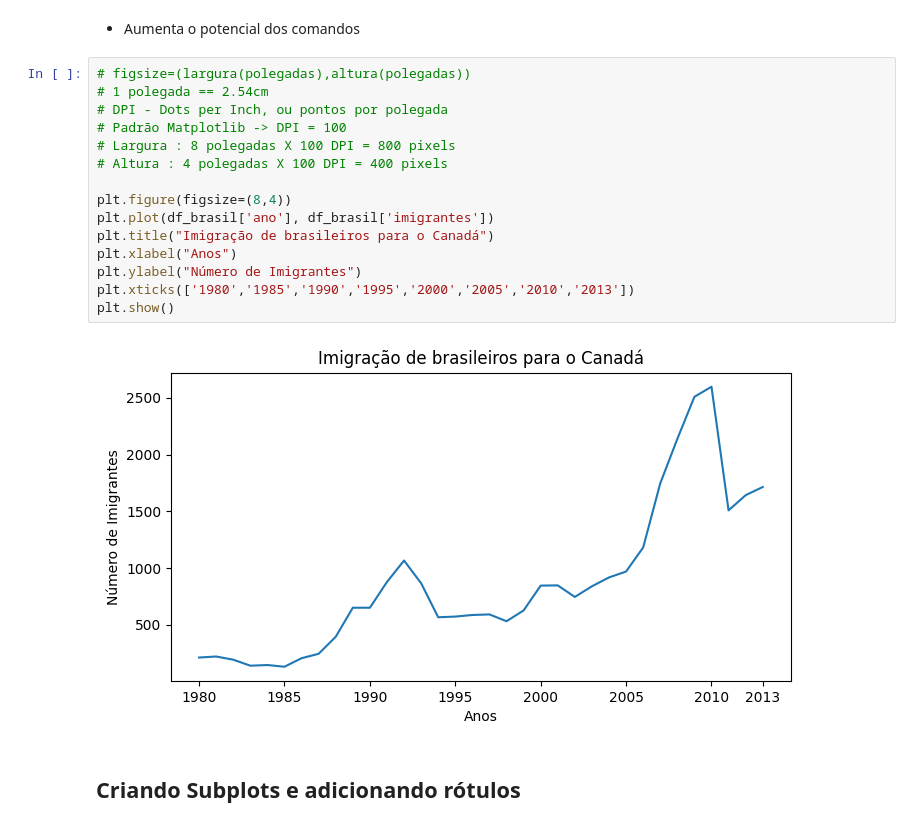
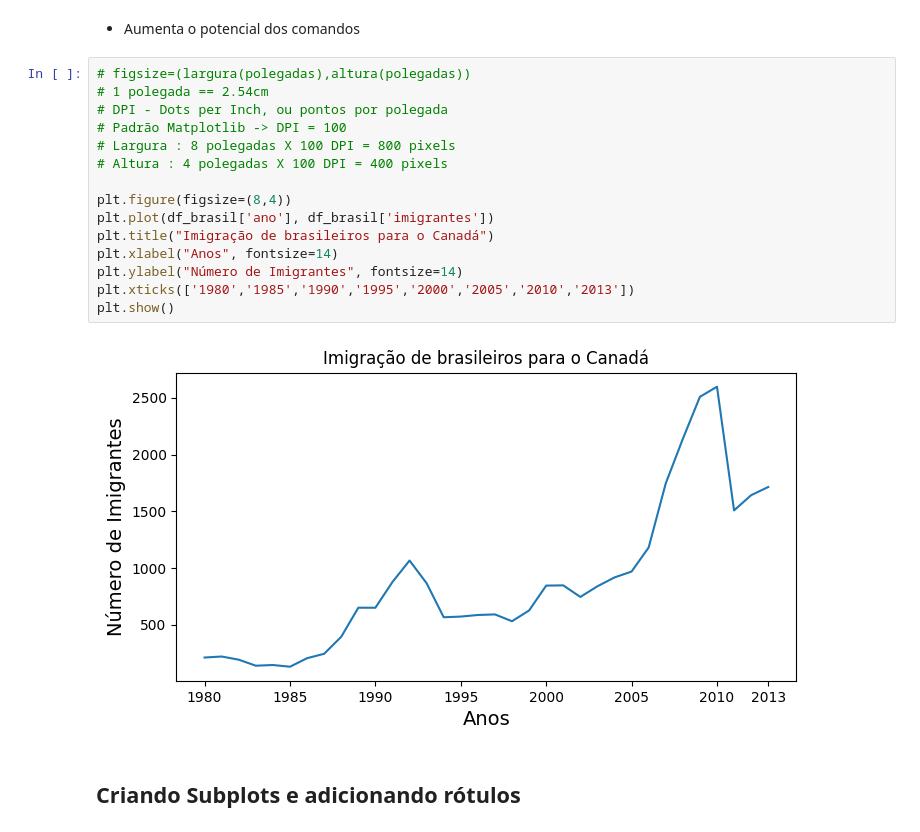
Before and after one commit to Lafaietepedro/semana_estatistica_tarde, a Jupyter notebook: aula3.ipynb, the cells around one changed output. Drawn from its saved outputs; the diff is of its cells as text.

```diff
--- a/aula3.ipynb
+++ b/aula3.ipynb
@@ -184,20 +184,20 @@ plt.show()
 # %%
 # figsize=(largura(polegadas),altura(polegadas))
 # 1 polegada == 2.54cm
 # DPI - Dots per Inch, ou pontos por polegada
 # Padrão Matplotlib -> DPI = 100
 # Largura : 8 polegadas X 100 DPI = 800 pixels
 # Altura : 4 polegadas X 100 DPI = 400 pixels
 
 plt.figure(figsize=(8,4))
 plt.plot(df_brasil['ano'], df_brasil['imigrantes'])
 plt.title("Imigração de brasileiros para o Canadá")
-plt.xlabel("Anos")
-plt.ylabel("Número de Imigrantes")
+plt.xlabel("Anos", fontsize=14)
+plt.ylabel("Número de Imigrantes", fontsize=14)
 plt.xticks(['1980','1985','1990','1995','2000','2005','2010','2013'])
 plt.show()
 # %% [output]
-[figure, old version]
+[figure, new version]
 # %% [markdown]
 ## Criando Subplots e adicionando rótulos
 # %%
```
Also changed, not shown: parts of 6 cells of this notebook.
